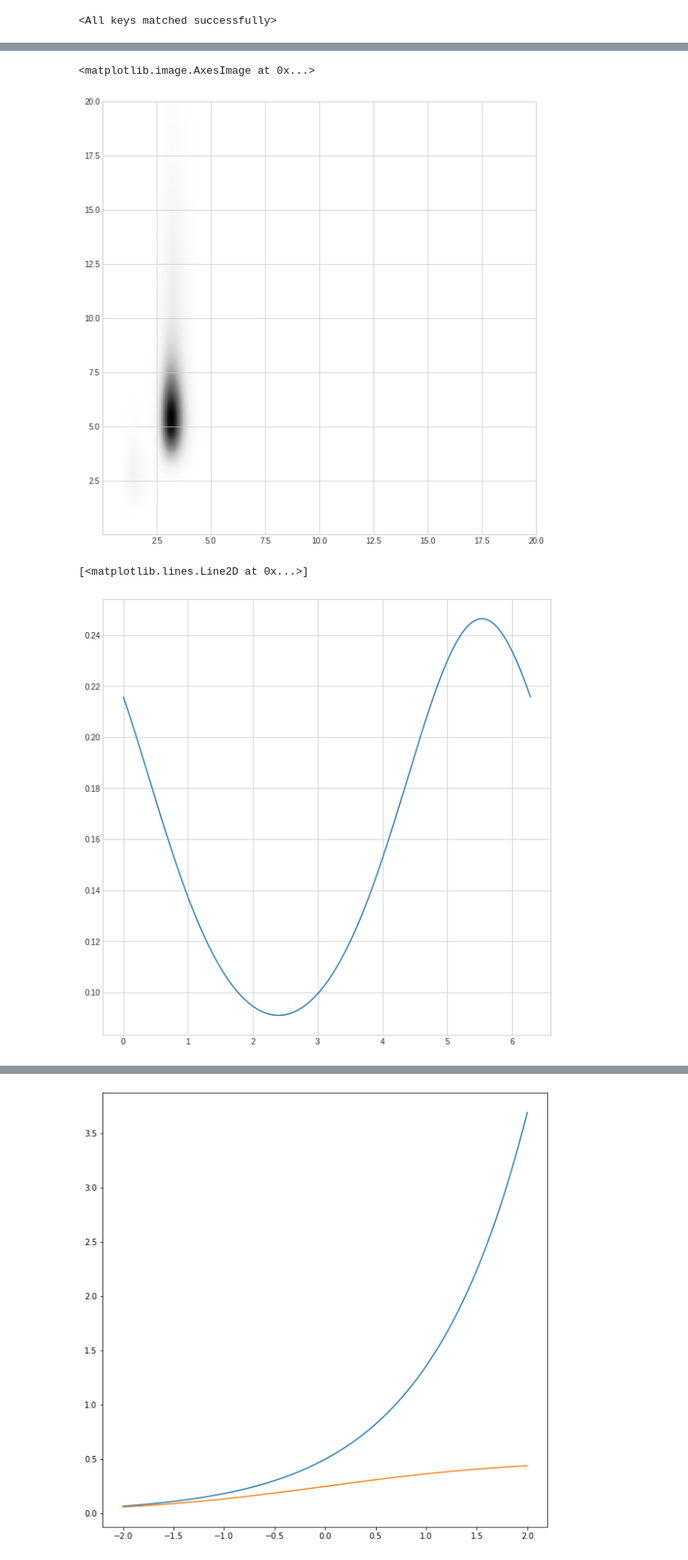
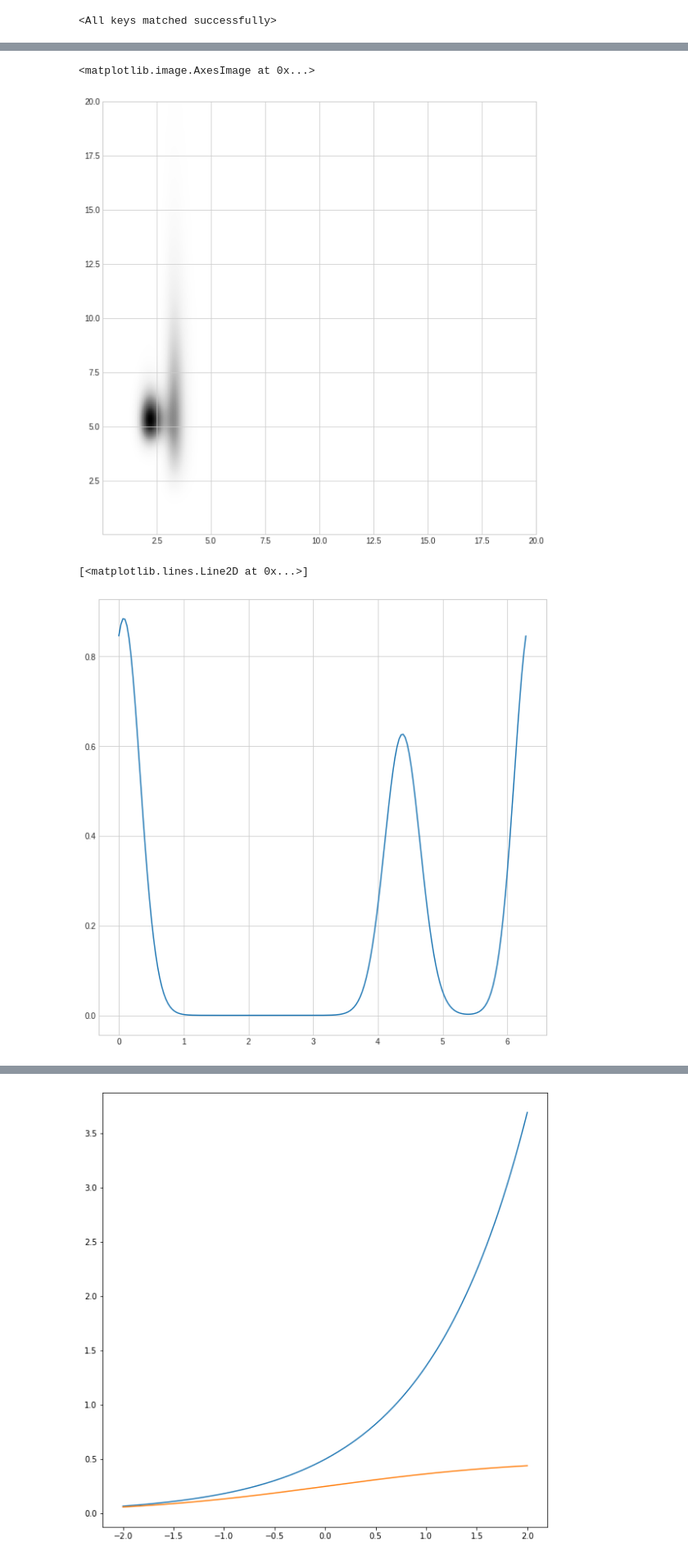
Before and after one commit to Abracadabra0/ATISS-Traffic, a Jupyter notebook: visualize.ipynb, the cells around one changed output, grey strips where cells are left out. Shown: that part at 82% size. Saved outputs shown, nothing was run; the diff lists cells and outputs as text; code cells hidden in the pictures.

```diff
--- a/visualize.ipynb
+++ b/visualize.ipynb
@@ -26,7 +26,7 @@ axes_limit = 40
 cat2color = {1: 'red', 2: 'blue', 3: 'green'}
 feature_extractor = ResNet18(4, 512)
 model = AutoregressiveTransformer(feature_extractor)
-model.load_state_dict(torch.load('./ckpts/shareMixture'))
+model.load_state_dict(torch.load('./ckpts/softplus'))
 # %% [output]
 <All keys matched successfully>
 # %%
@@ -105,18 +98,18 @@ for i in range(length.item()):
 # %%
 grid = np.meshgrid(np.linspace(0.01, 20, 200), np.linspace(20, 0.01, 200))
 grid = np.stack(grid, axis=-1)
-prob_map = np.exp(probs['bbox']['wl'].log_prob(torch.tensor(grid)).numpy())
+prob_map = np.exp(probs['wl'].log_prob(torch.tensor(grid)).numpy())
 plt.figure(figsize=(10, 10))
 plt.imshow(prob_map, extent=[0.01, 20, 0.01, 20])
 # %% [output]
 <matplotlib.image.AxesImage at 0x...>
-[figure, old version]
+[figure, new version]
 # %%
 grid = np.linspace(0, 2 * np.pi, 200)[..., None]
-prob_map = np.exp(probs['bbox']['theta'].log_prob(torch.tensor(grid)).numpy())
+prob_map = np.exp(probs['theta'].log_prob(torch.tensor(grid)).numpy())
 plt.figure(figsize=(10, 10))
 plt.plot(grid, prob_map)
 # %% [output]
 [<matplotlib.lines.Line2D at 0x...>]
-[figure, old version]
+[figure, new version]
 # %%
```
Also changed, not shown: parts of 7 cells of this notebook, 2 other files.
